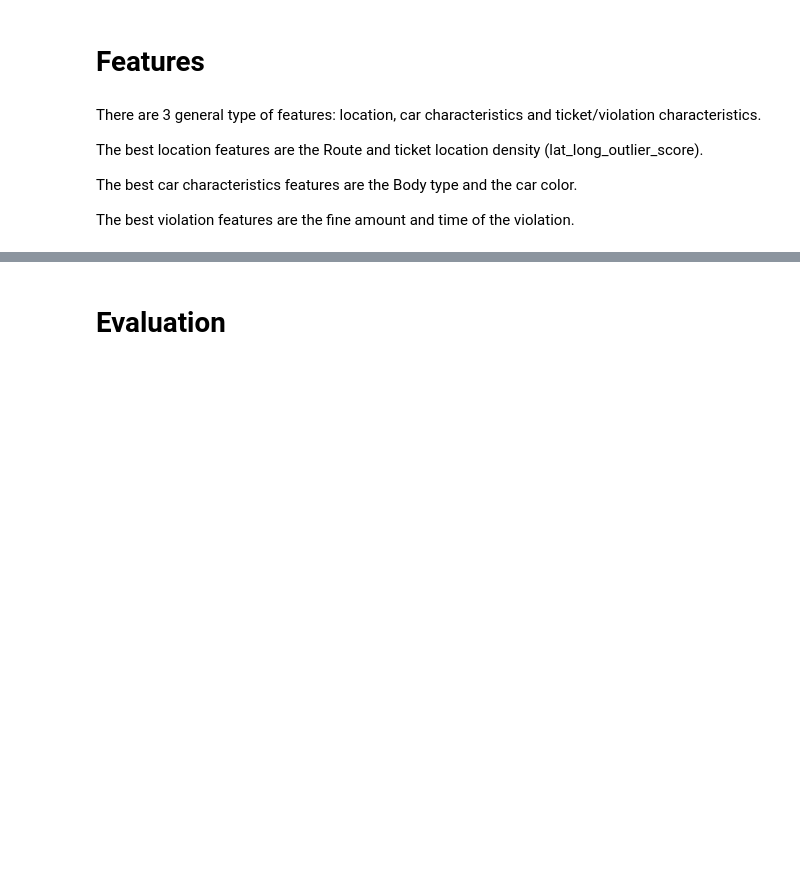
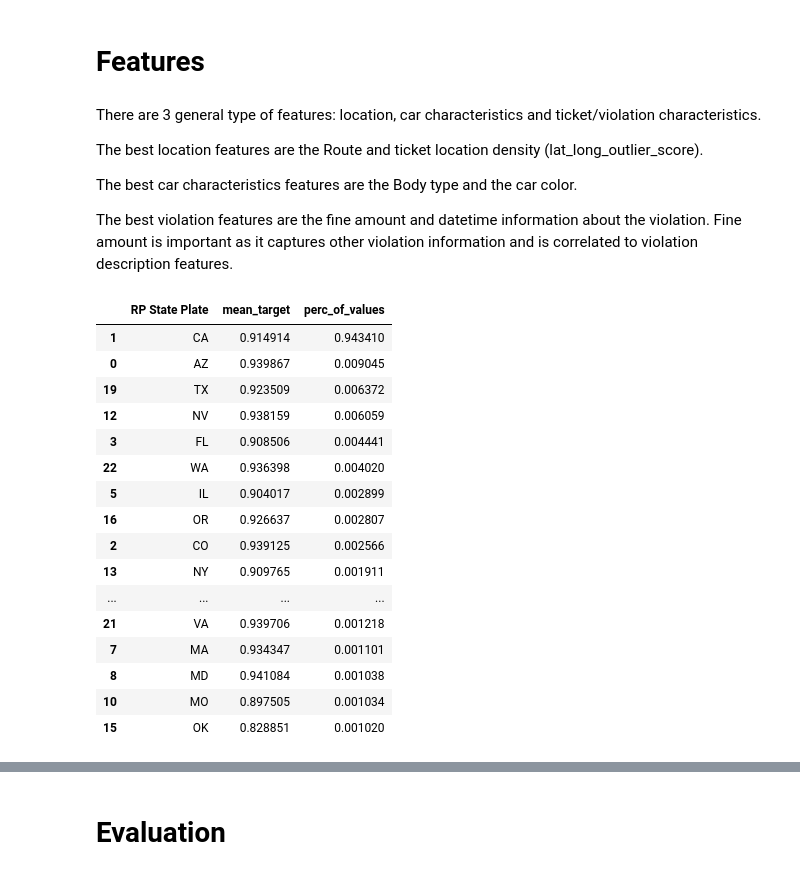
Before and after one commit to tristan00/traffic_citations, a Jupyter notebook: Assessment1.ipynb, the cells around one changed output, grey strips where cells are left out. Saved outputs shown, nothing was run; the diff lists cells and outputs as text; code cells hidden in the pictures; blank space fills up the shorter version.

```diff
--- a/Assessment1.ipynb
+++ b/Assessment1.ipynb
@@ -126,4 +166,4 @@ The best location features are the Route and ticket location density (lat_long_o
 
 The best car characteristics features are the Body type and the car color.
 
-The best violation features are the fine amount and time of the violation.
+The best violation features are the fine amount and datetime information about the violation. Fine amount is important as it captures other violation information and is correlated to violation description features.
@@ -155,0 +170,50 @@ df_labels.corr().sort_values('lat_long_outlier_score')
+# %%
+df_copy = df.copy()
+df_copy = df_copy.dropna(subset = ['Make'])
+df_copy['target'] = df_copy['Make'].isin(top_25_makes).astype(int)
+
+def pad_int(num, l = 4):
+    if not pd.isna(num):
+        num = int(float(num))
+        num_str = str(num)
+        while len(num_str) < l:
+            num_str  = '0' + num_str
+        return num_str
+
+df_copy['ticket_dt'] = pd.to_datetime(df_copy.loc[:,'Issue Date'], errors='coerce')
+df_copy['ticket_year'] = df_copy['ticket_dt'].dt.year
+df_copy['ticket_month'] = df_copy['ticket_dt'].dt.month
+df_copy['ticket_dow'] = df_copy['ticket_dt'].dt.dayofweek
+df_copy['ticket_hour_of_day'] = df_copy['Issue time'].apply(lambda x: pad_int(x)).astype(str).str[:2]
+# %%
+def get_cat_info_about_column(df, col_name, min_perc = .01):
+    valid_values = [i for  i, j in dict(df_copy[col_name].value_counts(normalize = True)).items() if j >= min_perc]
+    df_valid = df_copy[df_copy[col_name].isin(valid_values)]
+    mean_df =  df_valid.groupby([col_name])['target'].mean().to_frame()
+    count_df = df_valid[col_name].value_counts(normalize = True).to_frame()
+    count_df =  count_df.reset_index()
+    count_df.columns = [col_name, 'perc_of_values']
+    mean_df.columns = ['mean_target']
+    mean_df =  mean_df.reset_index()
+    output = mean_df.merge(count_df)
+    return output.sort_values('perc_of_values', ascending = False)
+# %%
+get_cat_info_about_column(df_copy, 'RP State Plate', min_perc = .001)
+# %% [output]
+|  | RP State Plate | mean_target | perc_of_values |
+| 1 | CA | 0.914914 | 0.943410 |
+| 0 | AZ | 0.939867 | 0.009045 |
+| 19 | TX | 0.923509 | 0.006372 |
+| 12 | NV | 0.938159 | 0.006059 |
+| 3 | FL | 0.908506 | 0.004441 |
+| 22 | WA | 0.936398 | 0.004020 |
+| 5 | IL | 0.904017 | 0.002899 |
+| 16 | OR | 0.926637 | 0.002807 |
+| 2 | CO | 0.939125 | 0.002566 |
+| 13 | NY | 0.909765 | 0.001911 |
+| ... | ... | ... | ... |
+| 21 | VA | 0.939706 | 0.001218 |
+| 7 | MA | 0.934347 | 0.001101 |
+| 8 | MD | 0.941084 | 0.001038 |
+| 10 | MO | 0.897505 | 0.001034 |
+| 15 | OK | 0.828851 | 0.001020 |
```
Also changed, not shown: parts of 18 cells of this notebook, 2 other files.
